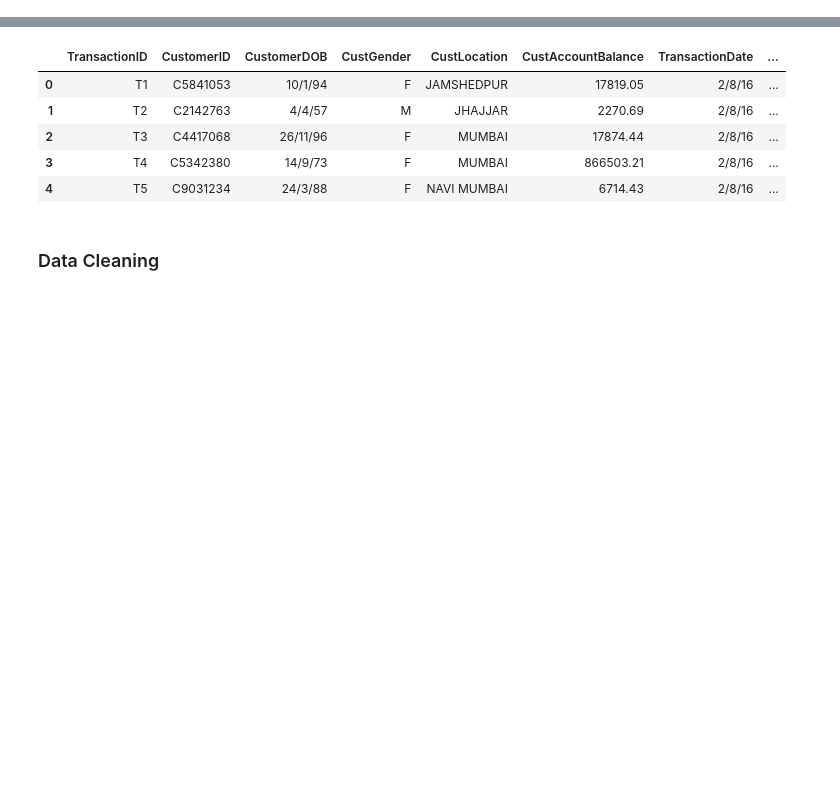
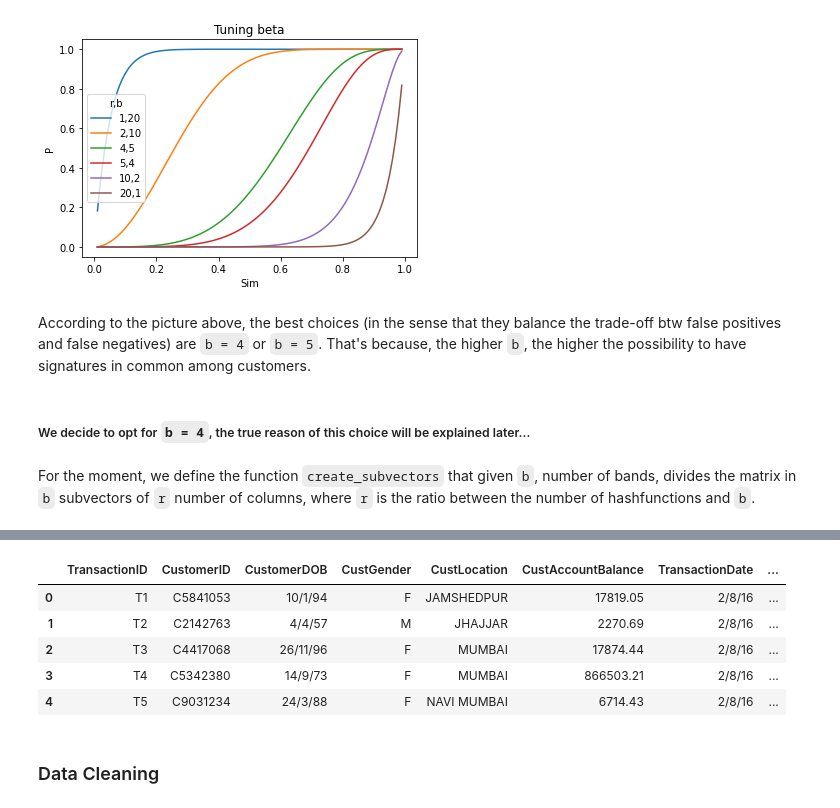
Before and after one commit to simonefacchiano/ADM-HW4, a Jupyter notebook: HW4.ipynb, the cells around one changed output, grey strips where cells are left out. Saved outputs shown, nothing was run; the diff lists cells and outputs as text; code cells hidden in the pictures; blank space fills up the shorter version.

```diff
--- a/HW4.ipynb
+++ b/HW4.ipynb
@@ -0,0 +360,12 @@
+# %%
+import func.tune
+func.tune.tune()
+# %% [output]
+[figure, added]
+# %% [markdown]
+According to the picture above, the best choices (in the sense that they balance the trade-off btw false positives and false negatives) are `b = 4` or `b = 5`.
+That's because, the higher `b`, the higher the possibility to have signatures in common among customers.
+# %% [markdown]
+##### We decide to opt for `b = 4`, the true reason of this choice will be explained later...
+# %% [markdown]
+For the moment, we define the function `create_subvectors` that given `b`, number of bands, divides the matrix in `b` subvectors of `r` number of columns, where `r` is the ratio between the number of hashfunctions and `b`.
```
Also changed, not shown: parts of 104 cells of this notebook.
